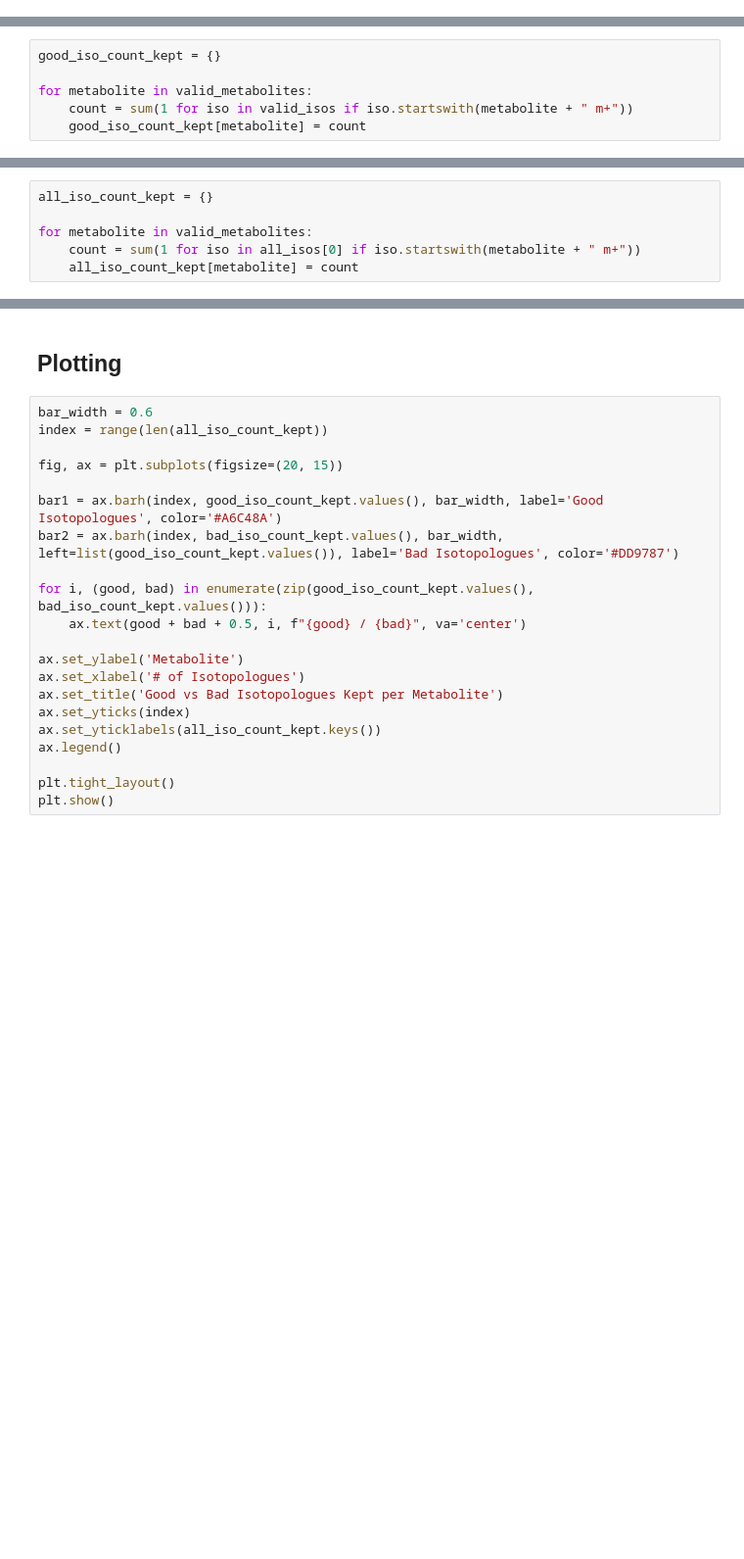
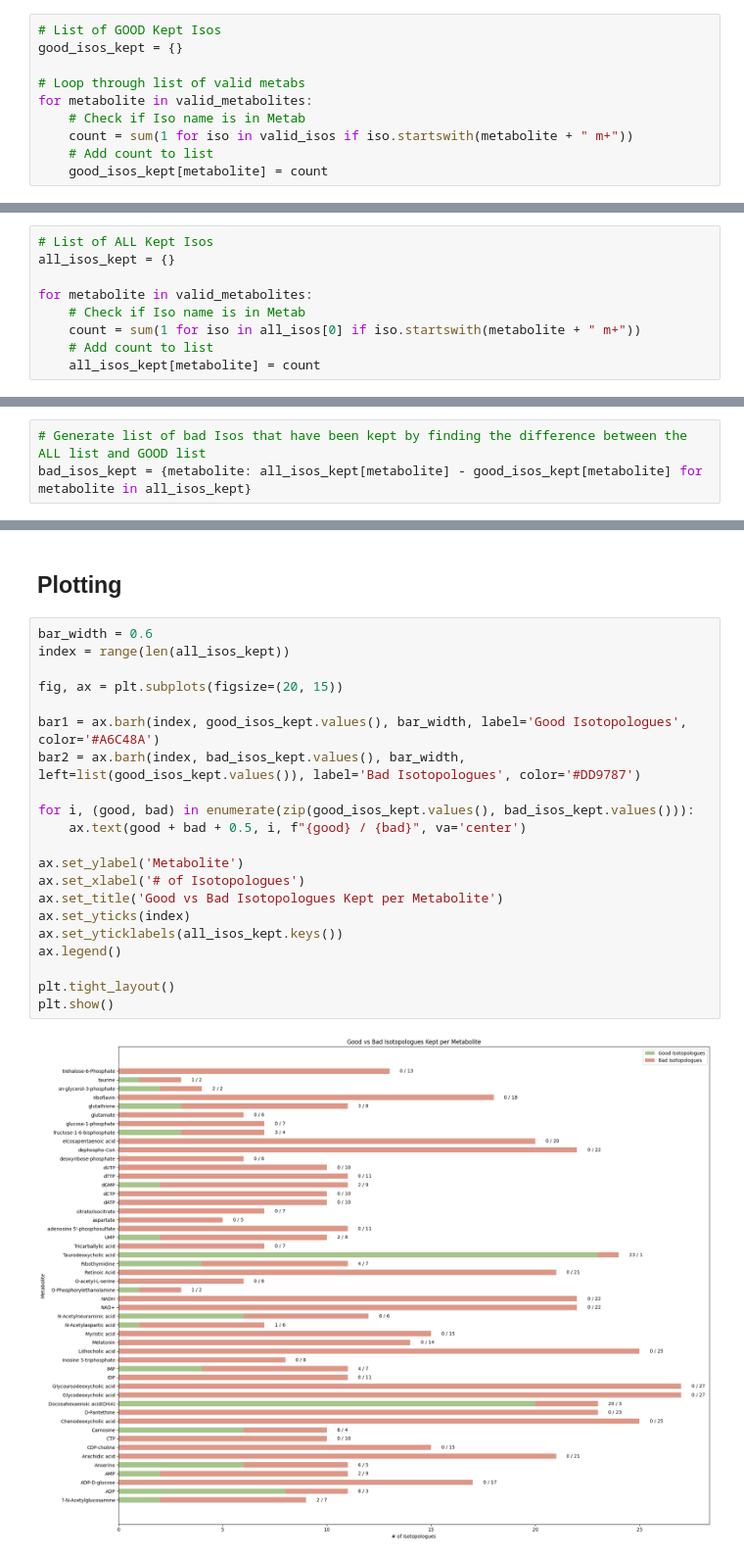
Before and after one commit to reznik-lab/IsoLearner, a Jupyter notebook: morans-compare.ipynb, the cells around one changed output, grey strips where cells are left out. Shown at 98% size. Saved outputs shown, nothing was run; the diff lists cells and outputs as text; blank space fills up the shorter version.

```diff
--- a/morans-compare.ipynb
+++ b/morans-compare.ipynb
@@ -23,0 +44,10 @@ valid_isos = iso_processor.generate_valid_metabs()
+# %%
+# List of GOOD Kept Isos
+good_isos_kept = {}
+
+# Loop through list of valid metabs
+for metabolite in valid_metabolites:
+    # Check if Iso name is in Metab
+    count = sum(1 for iso in valid_isos if iso.startswith(metabolite + " m+"))
+    # Add count to list
+    good_isos_kept[metabolite] = count
@@ -24,6 +77,9 @@ valid_isos = iso_processor.generate_valid_metabs()
 # %%
-good_iso_count_kept = {}
+# List of ALL Kept Isos
+all_isos_kept = {}
 
 for metabolite in valid_metabolites:
-    count = sum(1 for iso in valid_isos if iso.startswith(metabolite + " m+"))
-    good_iso_count_kept[metabolite] = count
+    # Check if Iso name is in Metab
+    count = sum(1 for iso in all_isos[0] if iso.startswith(metabolite + " m+"))
+    # Add count to list
+    all_isos_kept[metabolite] = count
@@ -34,6 +85,0 @@ all_isos = iso_processor.get_all_metabs()
-# %%
-all_iso_count_kept = {}
-
-for metabolite in valid_metabolites:
-    count = sum(1 for iso in all_isos[0] if iso.startswith(metabolite + " m+"))
-    all_iso_count_kept[metabolite] = count
@@ -45,0 +106,3 @@ bad_iso_count_kept
+# %%
+# Generate list of bad Isos that have been kept by finding the difference between the ALL list and GOOD list
+bad_isos_kept = {metabolite: all_isos_kept[metabolite] - good_isos_kept[metabolite] for metabolite in all_isos_kept}
@@ -47,22 +130,24 @@ bad_iso_count_kept
 ## Plotting
 # %%
 bar_width = 0.6
-index = range(len(all_iso_count_kept))
+index = range(len(all_isos_kept))
 
 fig, ax = plt.subplots(figsize=(20, 15))
 
-bar1 = ax.barh(index, good_iso_count_kept.values(), bar_width, label='Good Isotopologues', color='#A6C48A')
-bar2 = ax.barh(index, bad_iso_count_kept.values(), bar_width, left=list(good_iso_count_kept.values()), label='Bad Isotopologues', color='#DD9787')
+bar1 = ax.barh(index, good_isos_kept.values(), bar_width, label='Good Isotopologues', color='#A6C48A')
+bar2 = ax.barh(index, bad_isos_kept.values(), bar_width, left=list(good_isos_kept.values()), label='Bad Isotopologues', color='#DD9787')
 
-for i, (good, bad) in enumerate(zip(good_iso_count_kept.values(), bad_iso_count_kept.values())):
+for i, (good, bad) in enumerate(zip(good_isos_kept.values(), bad_isos_kept.values())):
     ax.text(good + bad + 0.5, i, f"{good} / {bad}", va='center')
 
 ax.set_ylabel('Metabolite')
 ax.set_xlabel('# of Isotopologues')
 ax.set_title('Good vs Bad Isotopologues Kept per Metabolite')
 ax.set_yticks(index)
-ax.set_yticklabels(all_iso_count_kept.keys())
+ax.set_yticklabels(all_isos_kept.keys())
 ax.legend()
 
 plt.tight_layout()
 plt.show()
+# %% [output]
+[figure, added]
```
Also changed, not shown: parts of 41 cells of this notebook.
